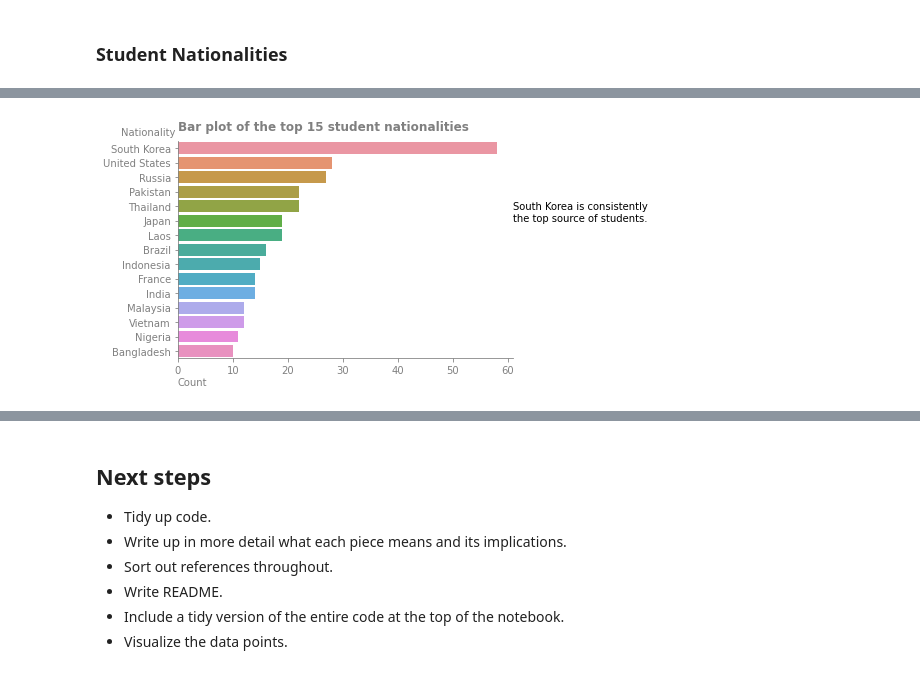
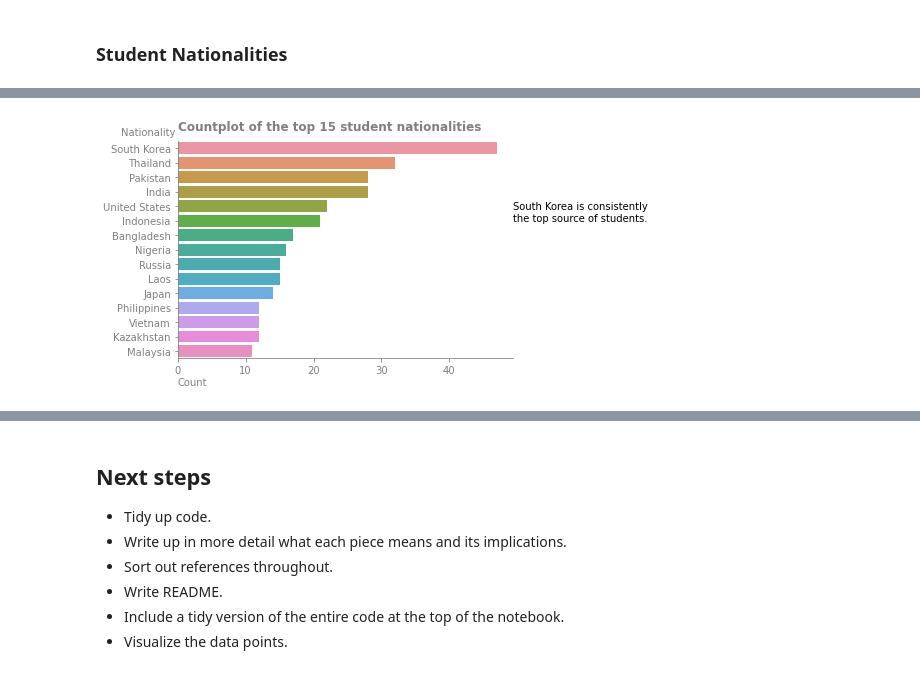
Before and after one commit to OtherBrian/pda-project, a Jupyter notebook: simulated-dataset.ipynb, the cells around one changed output, grey strips where cells are left out. Cells and saved outputs as stored; diff of their text form; code cells hidden in the pictures.

```diff
--- a/simulated-dataset.ipynb
+++ b/simulated-dataset.ipynb
@@ -873,8 +866,8 @@ ax;
 # %%
 fig, ax = plt.subplots()
-ax = sns.barplot(x = chinese_class_df.groupby('Nationality').count().nlargest(15, 'Scholarship').reset_index()['Scholarship'], y = chinese_class_df.groupby('Nationality').count().nlargest(15, 'Scholarship').reset_index()['Nationality'], orient="h")
-format_plots(ax, "Bar plot of the top 15 student nationalities", "Count", "Nationality")
-fig.text(0.9, 0.6, "South Korea is consistently \nthe top source of students.", ha='left')
-ax;
+ax = sns.countplot(y="Nationality", data=chinese_class_df,
+              order=chinese_class_df.Nationality.value_counts().iloc[:15].index)
+format_plots(ax, "Countplot of the top 15 student nationalities", "Count", "Nationality")
+fig.text(0.9, 0.6, "South Korea is consistently \nthe top source of students.", ha='left');
 # %% [output]
-[figure, old version]
+[figure, new version]
```
Also changed, not shown: parts of 28 cells of this notebook.
